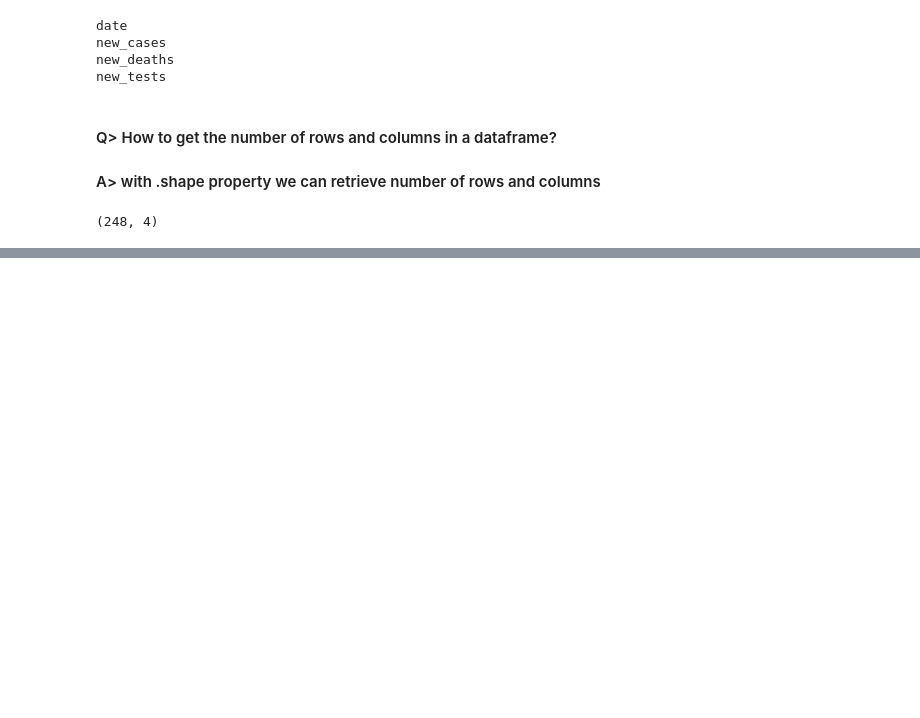
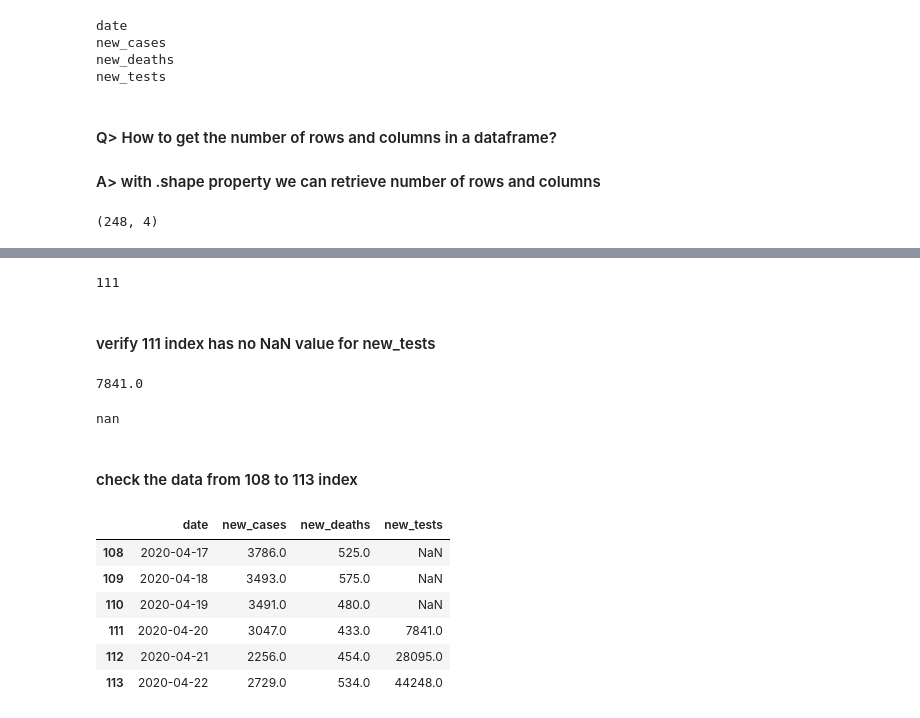
Before and after one commit to S827/Data-Science, a Jupyter notebook: Py Libraries/Pandas/python-pandas-data-analysis.ipynb, the cells around one changed output, grey strips where cells are left out. Cells and saved outputs as stored; diff of their text form; code cells hidden in the pictures; blank space fills up the shorter version.

```diff
--- a/Py Libraries/Pandas/python-pandas-data-analysis.ipynb
+++ b/Py Libraries/Pandas/python-pandas-data-analysis.ipynb
@@ -150,0 +340,26 @@ covid_df.shape
+# %%
+covid_df.new_tests.first_valid_index()
+# %% [output]
+111
+# %% [markdown]
+#### verify 111 index has no NaN value for new_tests
+# %%
+covid_df.at[111, 'new_tests']
+# %% [output]
+7841.0
+# %%
+covid_df.at[110, 'new_tests']
+# %% [output]
+nan
+# %% [markdown]
+#### check the data from 108 to 113 index
+# %%
+covid_df.loc[108:113]
+# %% [output]
+|  | date | new_cases | new_deaths | new_tests |
+| 108 | 2020-04-17 | 3786.0 | 525.0 | NaN |
+| 109 | 2020-04-18 | 3493.0 | 575.0 | NaN |
+| 110 | 2020-04-19 | 3491.0 | 480.0 | NaN |
+| 111 | 2020-04-20 | 3047.0 | 433.0 | 7841.0 |
+| 112 | 2020-04-21 | 2256.0 | 454.0 | 28095.0 |
+| 113 | 2020-04-22 | 2729.0 | 534.0 | 44248.0 |
```
Also changed, not shown: parts of 40 cells of this notebook.
